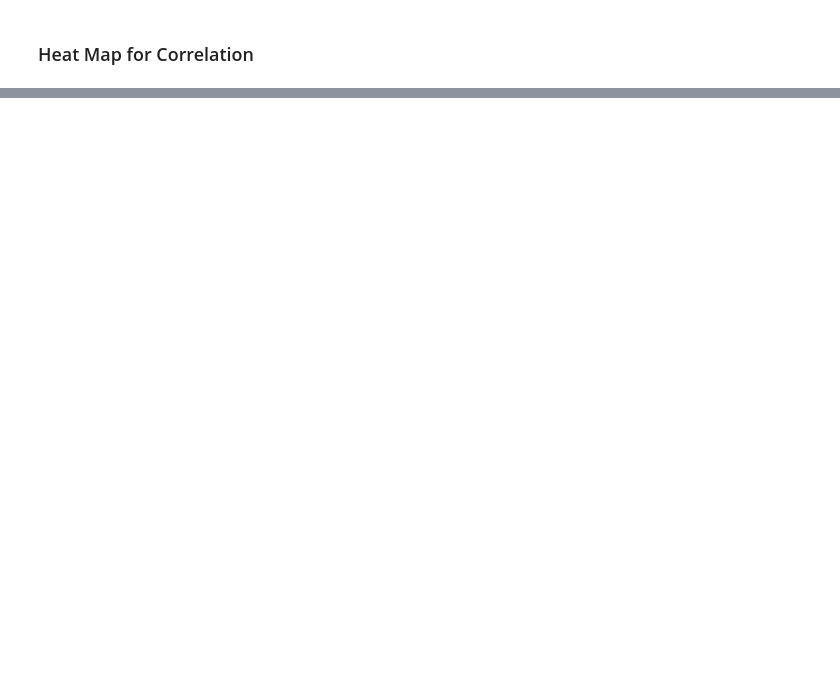
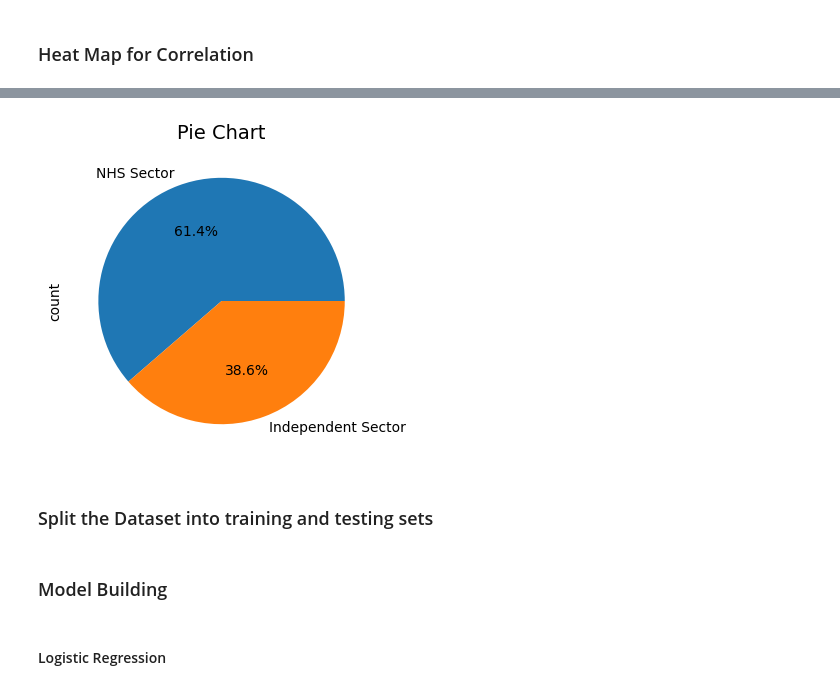
Before and after one commit to Shrestha82/UK-NHS-Hospital-DB, a Jupyter notebook: uk_nhs.ipynb, the cells around one changed output, grey strips where cells are left out. Cells and saved outputs as stored; diff of their text form; code cells hidden in the pictures; blank space fills up the shorter version.

```diff
--- a/uk_nhs.ipynb
+++ b/uk_nhs.ipynb
@@ -160,0 +157,12 @@ Wall time: 539 ms
+# %%
+data.fillna({"Address1": data["Address1"].mode()[0]},inplace=True)
+data.fillna({"Address2": data["Address2"].mode()[0]},inplace=True)
+data.fillna({"Address3": data["Address3"].mode()[0]},inplace=True)
+data.fillna({"City": data["City"].mode()[0]},inplace=True)
+data.fillna({"County": data["County"].mode()[0]},inplace=True)
+data.fillna({"Postcode": data["Postcode"].mode()[0]},inplace=True)
+data.fillna({"County": data["County"].mode()[0]},inplace=True)
+data.fillna({"Phone": data["Phone"].mode()[0]},inplace=True)
+data.fillna({"Email": data["Email"].mode()[0]},inplace=True)
+data.fillna({"Website": data["Website"].mode()[0]},inplace=True)
+data.fillna({"Fax,,,": data["Fax,,,"].mode()[0]},inplace=True)
@@ -160,0 +171,3 @@ Wall time: 539 ms
+# %%
+data.fillna({"Latitude": data["Latitude"].median()}, inplace=True)
+data.fillna({"Longitude": data["Longitude"].median()}, inplace=True)
@@ -160,0 +202,4 @@ Wall time: 539 ms
+# %%
+data = data.drop(columns=["OrganisationID","OrganisationCode","City","ParentODSCode","ParentName","OrganisationType","OrganisationStatus","OrganisationName","Address1","Address2","Address3","Postcode","Phone","Email","Website","Fax,,,"])
+data["IsPimsManaged"] = data["IsPimsManaged"].astype(int)
+data.head(5)
@@ -160,0 +244,10 @@ Wall time: 539 ms
+# %%
+# pie chart for the Sector
+plt.figure(figsize=(6,4))
+data["Sector"].value_counts().plot(kind="pie", autopct="%1.1f%%")
+plt.title('Pie Chart', fontsize=14)
+plt.show()
+# %% [output]
+[figure, added]
+# %% [markdown]
+### Split the Dataset into training and testing sets
@@ -160,0 +265,4 @@ Wall time: 539 ms
+# %% [markdown]
+### Model Building
+# %% [markdown]
+#### Logistic Regression
```
Also changed, not shown: parts of 60 cells of this notebook, 1 other file.
